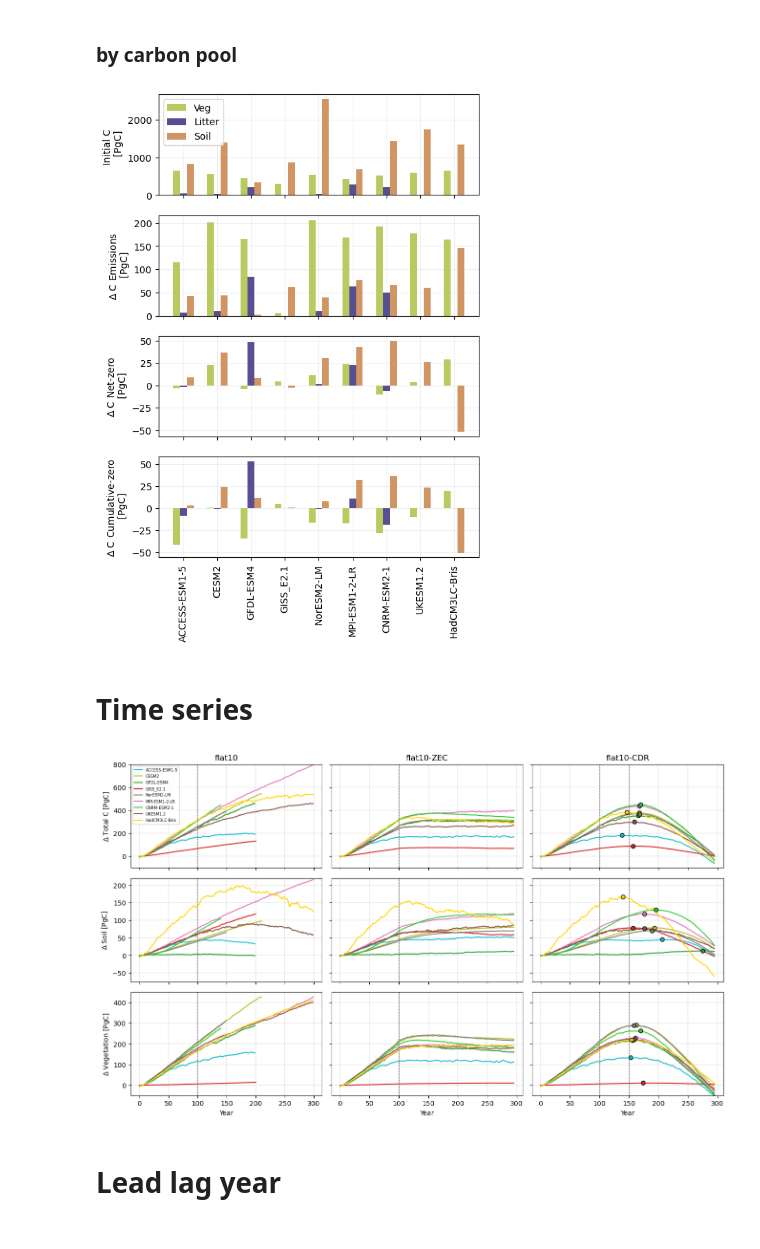
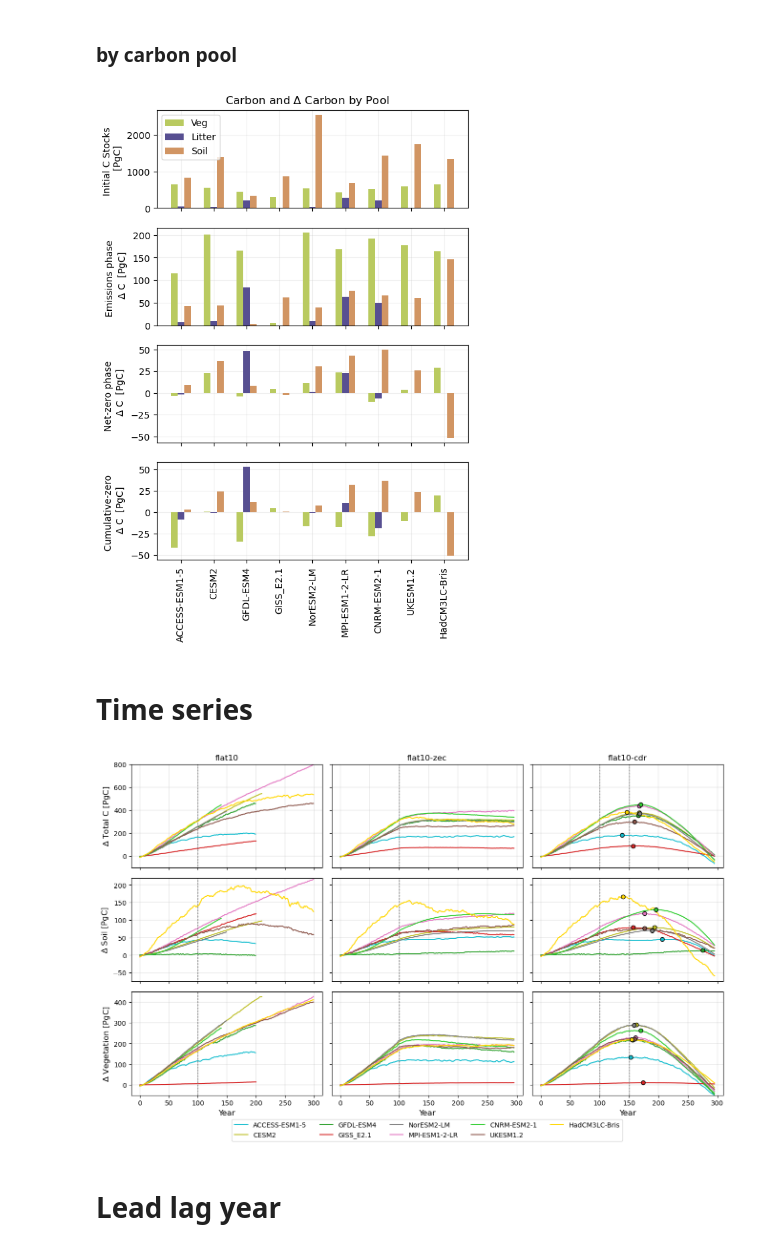
Before and after one commit to aswann/flat10MIP_analysis, a Jupyter notebook: figures_paper.ipynb, the cells around one changed output. Saved outputs shown, nothing was run; the diff lists cells and outputs as text; code cells hidden in the pictures.

Commit message:
upated plot visuals 3

```diff
--- a/figures_paper.ipynb
+++ b/figures_paper.ipynb
@@ -681,15 +681,15 @@ for g in range(len(group_names)):
         axes[g].set_xticks(np.arange(len(modellist)))
         axes[g].tick_params(labelbottom=False)
 
-axes[0].set_ylabel('Initial C \n [PgC]')
-axes[1].set_ylabel('$\Delta$ C Emissions \n [PgC]')
-axes[2].set_ylabel('$\Delta$ C Net-zero \n [PgC]')
-axes[3].set_ylabel('$\Delta$ C Cumulative-zero \n [PgC]')
+axes[0].set_ylabel('Initial C Stocks \n [PgC]')
+axes[1].set_ylabel('Emissions phase \n $\Delta$ C  [PgC]')
+axes[2].set_ylabel('Net-zero phase \n $\Delta$ C  [PgC]')
+axes[3].set_ylabel('Cumulative-zero \n $\Delta$ C  [PgC]')
 
 axes[0].legend()
 # fig.tight_layout()
 fig.subplots_adjust(top=0.95)
-#fig.suptitle("Vegetation Carbon Stocks by Latitude and Model", fontsize=14)
+fig.suptitle("Carbon and $\Delta$ Carbon by Pool", fontsize=12)#,ha='center')
 
 
 
@@ -702,7 +702,7 @@ plt.savefig("figures/bar_poolchange_PgC.png", bbox_inches='tight')
 plt.show()
 plt.close()
 # %% [output]
-[figure, old version]
+[figure, new version]
 # %% [markdown]
 # Time series
 # %%
@@ -769,43 +769,43 @@ for m in range(len(modellist)):
 
 
 axes[0,0].set_title('flat10')
-axes[0,1].set_title('flat10-ZEC')
-axes[0,2].set_title('flat10-CDR')
+axes[0,1].set_title('flat10-zec')
+axes[0,2].set_title('flat10-cdr')
 
-axes[0,0].set_ylabel('$\Delta$ Total C [PgC]')
-axes[1,0].set_ylabel('$\Delta$ Soil [PgC]')
-axes[2,0].set_ylabel('$\Delta$ Vegetation [PgC]')
+axes[0,0].set_ylabel('$\Delta$ Total C [PgC]',fontsize=12)
+axes[1,0].set_ylabel('$\Delta$ Soil [PgC]',fontsize=12)
+axes[2,0].set_ylabel('$\Delta$ Vegetation [PgC]',fontsize=12)
 
 for ai in range(3):
-    axes[2,ai].set_xlabel('Year')
+    axes[2,ai].set_xlabel('Year',fontsize=12)
 
     # axes[ai,0].set_ylabel('$\Delta$ ' +varlisthere[ai] +' [PgC]')
 
     # ylimits
     axes[0,ai].set_ylim([-100,800])
 
     axes[1,ai].set_ylim([-75,220])
 
     axes[2,ai].set_ylim([-50,450])
 
     axes[ai,1].yaxis.set_tick_params(labelcolor='none')
     axes[ai,2].yaxis.set_tick_params(labelcolor='none')
 
     axes[0,ai].xaxis.set_tick_params(labelcolor='none')
     axes[1,ai].xaxis.set_tick_params(labelcolor='none')
 
 
-axes[0,0].legend(fontsize=6)
+axes[2,1].legend(loc='upper center', ncol=5,bbox_to_anchor=(.5, -0.2))#fontsize=6)
 
 plt.subplots_adjust(wspace=0.05, hspace=0.1)
 
 
 plt.savefig("figures/CtimeseriesDelta_contiuous_allexp_" +latlist[l] +"_PgC.pdf", bbox_inches='tight')
 plt.savefig("figures/CtimeseriesDelta_contiuous_allexp_" +latlist[l] +"_PgC.png", bbox_inches='tight')
 plt.show()
 plt.close()
 # %% [output]
-[figure, old version]
+[figure, new version]
 # %% [markdown]
 # Lead lag year
 # %%
```
Also changed, not shown: parts of 3 cells of this notebook, 16 other files.
